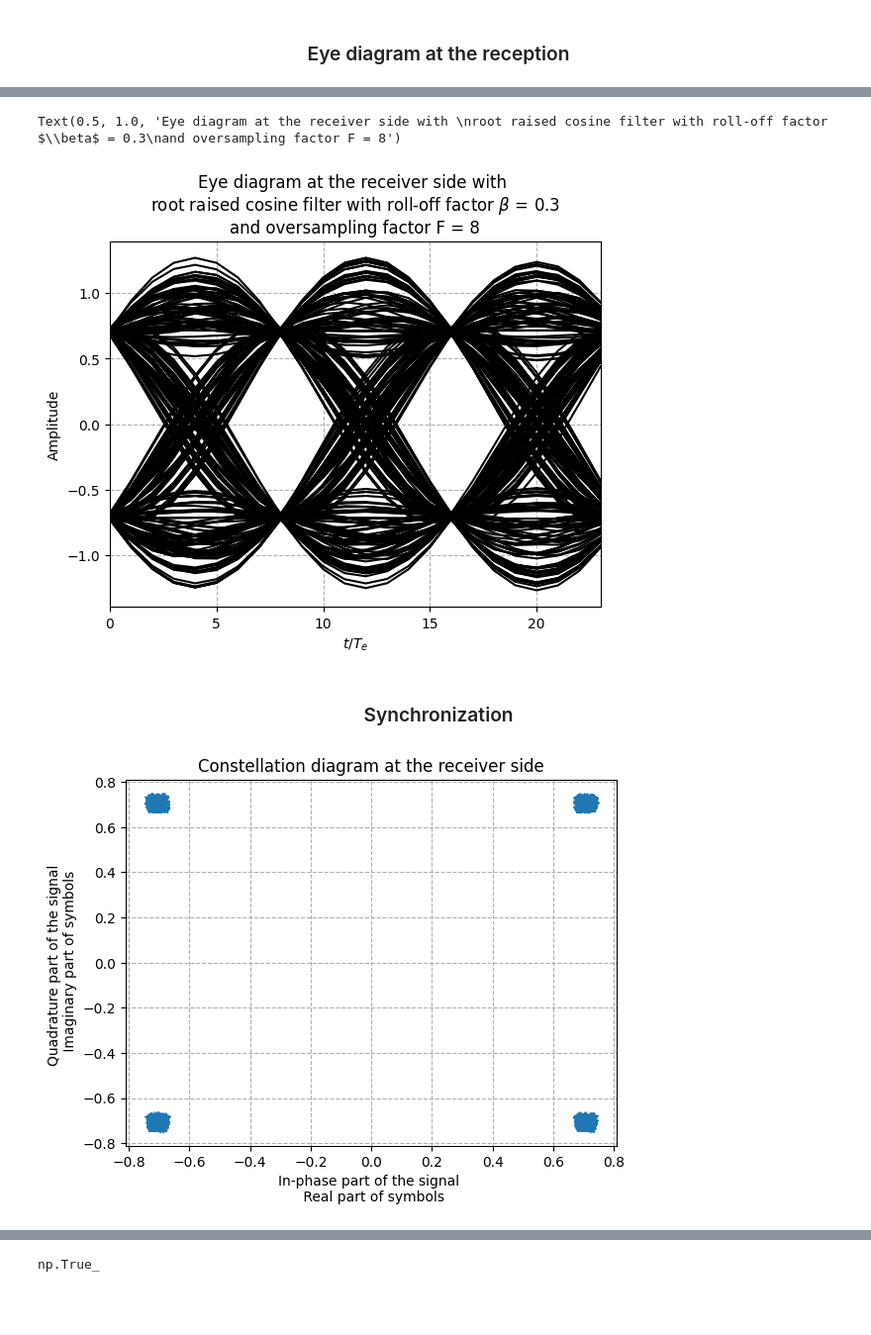
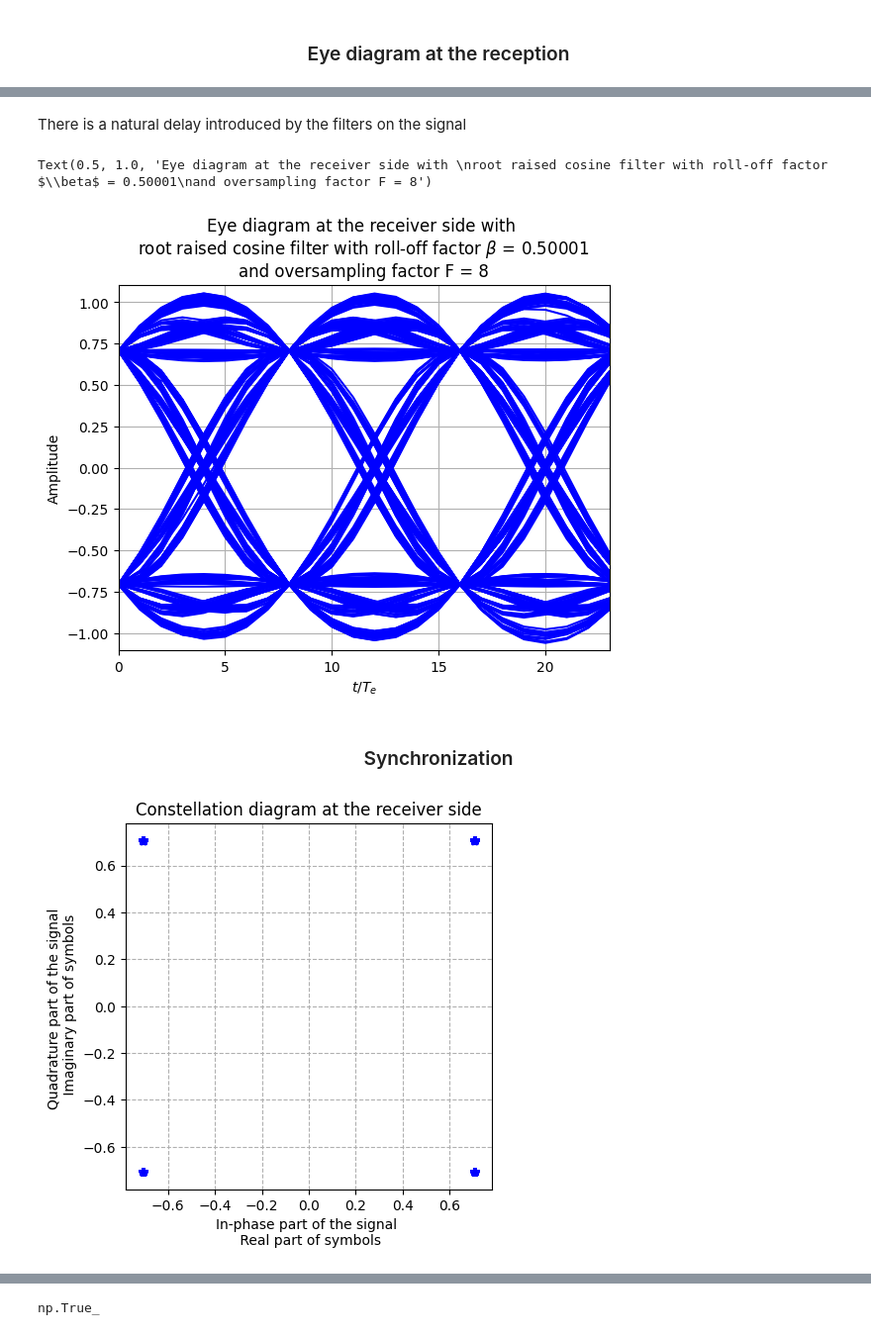
Before and after one commit to HamidMahamat/Receiver-for-digital-communication, a Jupyter notebook: main.ipynb, the cells around one changed output, grey strips where cells are left out. Shown at 99% size. Saved outputs shown, nothing was run; the diff lists cells and outputs as text; code cells hidden in the pictures; blank space fills up the shorter version.

Commit message:
synchronization and eye diagram

```diff
--- a/main.ipynb
+++ b/main.ipynb
@@ -7,9 +7,10 @@ from utils import *
 # Parameters
 L = 1000    # Number of bits divided by n which is number of bit/symbol associated with the modulation scheme
 F = 8       # Oversampling factor
-fe = 48e3   # Sampling frequency
-Ω =  3
-β = 0.3     # Roll-off factor
+fe = 48e3   #  Sampling frequency
+# fs = fe/F   # payload Sampling frequency
+Ω =  4
+β = 0.50001     # Roll-off factor
 A = 1       # Signal amplitude
 Δ = 1       # Filter energy normalization factor
 SNR = 15    # Signal to noise ratio
@@ -64,6 +82,5 @@ Occupied band:  7.8 kHz
 # %%
 ## RECEPTION ##
 s_hr = np.convolve(s_he, he)
-s_hr = s_hr[0 : int(np.floor(len(s_hr)/(3 * F))*3*F)]
 # %% [markdown]
 ### <center/> Eye diagram at the reception
@@ -103,43 +105,25 @@ def eye_diagram(s_hr, eye_window, F, Ω):
+# %% [markdown]
+There is a natural delay introduced by the filters on the signal
 # %%
-_ = eye_diagram(s_hr, 3, F, Ω)
-plt.ylabel("Amplitude")
+eye_diagram(s_hr, F, len(he), window_limit = 3)
 plt.title("Eye diagram at the receiver side with \n"+fr"root raised cosine filter with roll-off factor $\beta$ = {β}"+ "\n"+fr"and oversampling factor F = {F}")
 # %% [output]
-Text(0.5, 1.0, 'Eye diagram at the receiver side with \nroot raised cosine filter with roll-off factor $\\beta$ = 0.3\nand oversampling factor F = 8')
+Text(0.5, 1.0, 'Eye diagram at the receiver side with \nroot raised cosine filter with roll-off factor $\\beta$ = 0.50001\nand oversampling factor F = 8')
-[figure, old version]
+[figure, new version]
 # %% [markdown]
 ### <center/> Synchronization
-# %%
-def sychronization(s_hr, idx_start, d, F):
-    """
-    Parameters
-    ----------
-    s_hr : np.ndarray complex (N,1)
-        output of reception filter.
-    idx_start : int
-        index to start the clock.
-    d : np.ndarray complex (L,1)
-        sequence of mapped symbols.
-    F : int
-        oversampling factor.
-    Returns
-    -------
-    return synchronized sampled symbols.
-    """
-    s_hr_ech = s_hr[idx_start::F]
-    s_hr_ech = s_hr_ech[F -2- (idx_start//F)  :  F-2 - (idx_start//F) + len(d)]
-    return s_hr_ech
 # %%
 # selection of the samples
 idx_start = 0
-s_hr_ech = sychronization(s_hr, idx_start, d, F)
-plt.plot(np.real(s_hr_ech), np.imag(s_hr_ech) ,'*')
+s_hr_ech = sychronization(s_hr, idx_start, F, len(he), d)
+plt.gca().set_aspect('equal', adjustable='box')
+plt.plot(np.real(s_hr_ech), np.imag(s_hr_ech) ,'*b')
 plt.xlabel("In-phase part of the signal \n Real part of symbols")
 plt.ylabel("Quadrature part of the signal \n Imaginary part of symbols")
 plt.title("Constellation diagram at the receiver side")
 plt.grid(linestyle='--')
 # %% [output]
-[figure, old version]
+[figure, new version]
 # %%
 # subplots for 4 different idx_start
 plt.figure(figsize=(12,12))
```
Also changed, not shown: parts of 16 cells of this notebook, 1 other file.
